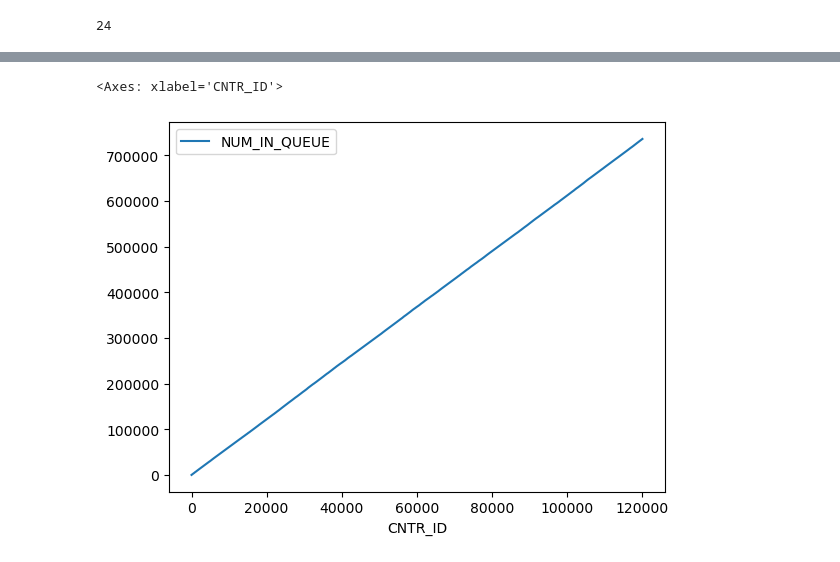
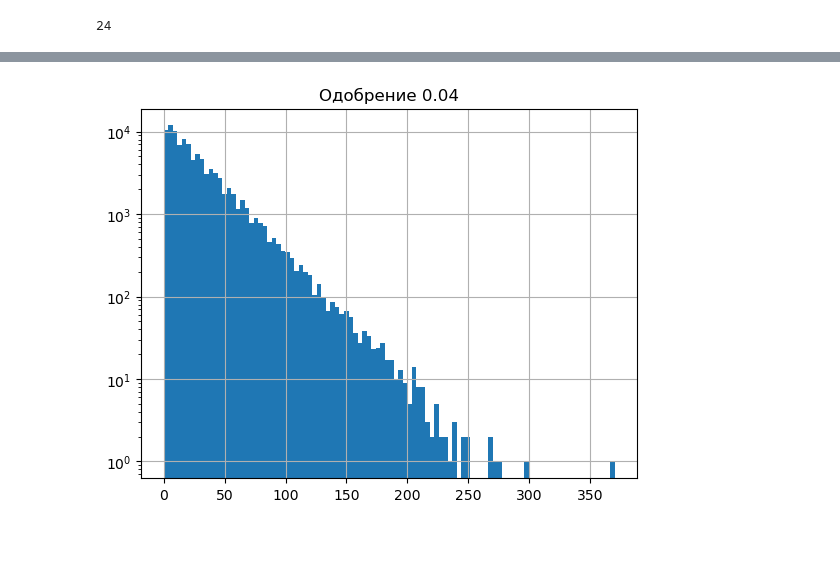
Before and after one commit to il-giza/Bank_SandBox, a Jupyter notebook: matrix_migration/generator_of_portfolio.ipynb, the cells around one changed output, grey strips where cells are left out. Saved outputs shown, nothing was run; the diff lists cells and outputs as text; code cells hidden in the pictures.

```diff
--- a/matrix_migration/generator_of_portfolio.ipynb
+++ b/matrix_migration/generator_of_portfolio.ipynb
@@ -78,7 +125,11 @@ score_cutoff
 # %%
 #GP.next_month(issue_plan, pd_cutoff = pd_cutoff, model = model0)
 # %%
-for t in range(120):
-    GP.next_month(issue_plan, pd_cutoff = pd_cutoff, model = model0)
-GP.portfolio_age
+for t in range(4*12):
+    GP1.next_month(issue_plan_gp, pd_cutoff = pd_cutoff, model = model0)
+    GP2.next_month(issue_plan_gp, pd_cutoff = pd_cutoff, model = model0)
+
+DWH.update_dwh_dic() # обновим справочники DWH
+GP1.info()
+GP2.info()
 # %% [output]
@@ -160,8 +200,10 @@ DMC.tail(20)
 # %%
-DMC.set_index('CNTR_ID')[['NUM_IN_QUEUE']].plot()
+DMC.set_index('CNTR_ID')[['NUM_IN_QUEUE']].hist(bins=100)
+plt.title('Одобрение %0.2f' % (1/DMC['NUM_IN_QUEUE'].mean()))
+plt.yscale('log')
+plt.show()
 # %% [output]
-<Axes: xlabel='CNTR_ID'>
-[figure, old version]
+[figure, new version]
 # %%
 ix = ((LI['WRTOFF_ID'] == 0)&
       (LI['CLOSED_ID'] == 0)
```
Also changed, not shown: parts of 87 cells of this notebook, 1 other file.
